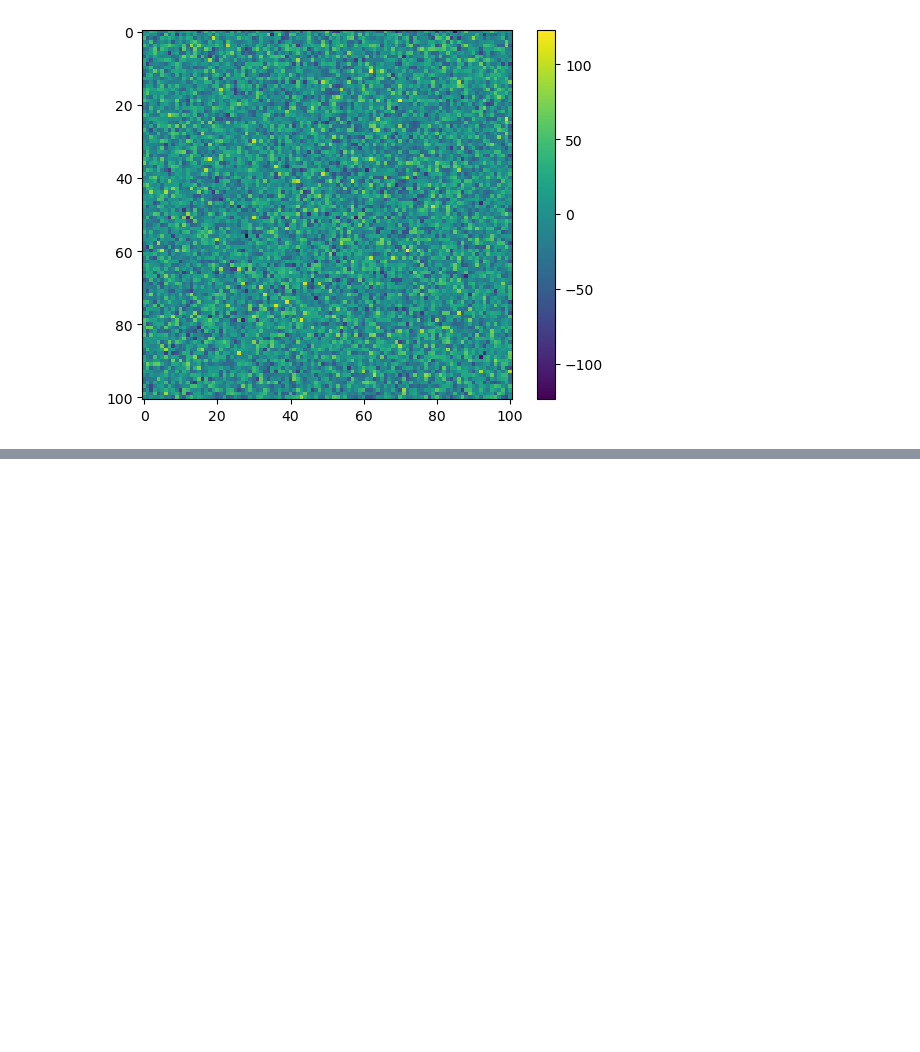
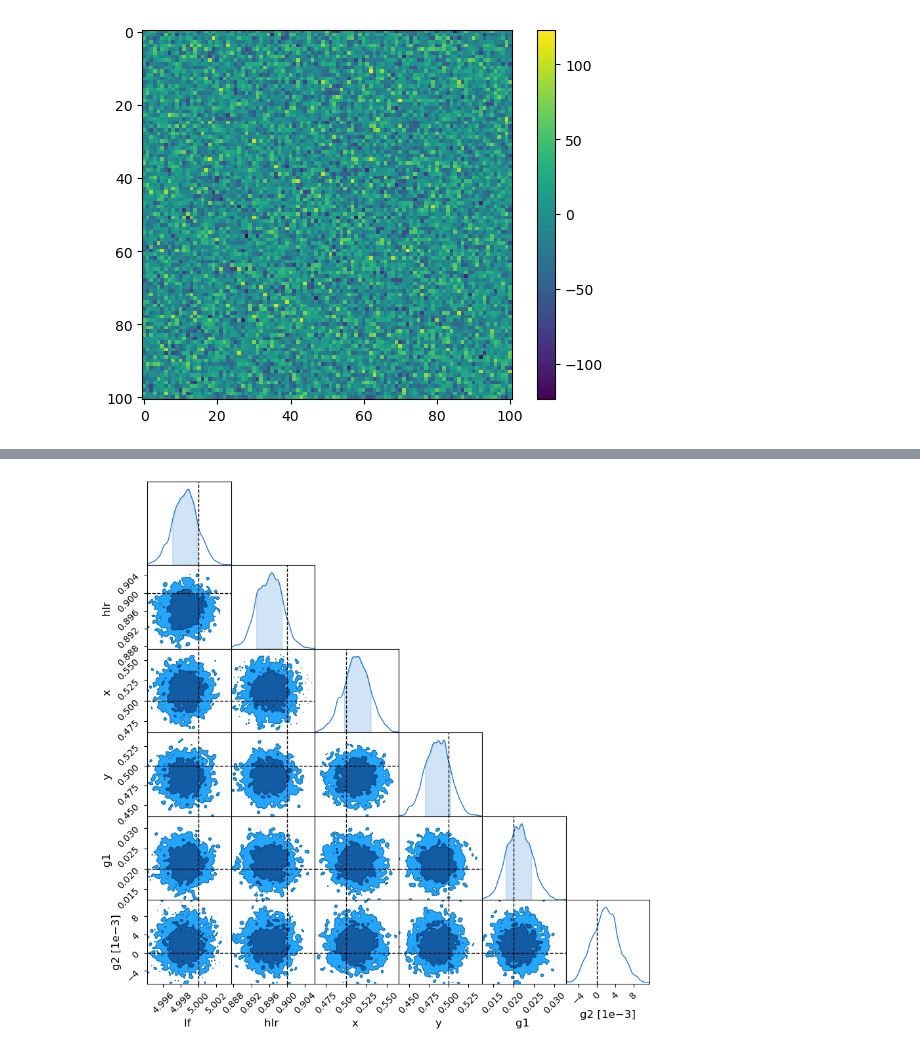
Before and after one commit to LSSTDESC/BPD, a Jupyter notebook: fit-single.ipynb, the cells around one changed output, grey strips where cells are left out. Saved outputs shown, nothing was run; the diff lists cells and outputs as text; code cells hidden in the pictures; blank space fills up the shorter version.

```diff
--- a/fit-single.ipynb
+++ b/fit-single.ipynb
@@ -180,0 +190,5 @@ arr.shape
+# %%
+nuts_kernel = NUTS(prob_model, max_tree_depth=5)
+mcmc = MCMC(nuts_kernel, num_warmup=500, num_samples=2000)
+rng_key = random.PRNGKey(0)
+mcmc.run(rng_key, y=TRUE_IMAGE)
@@ -180,0 +211,10 @@ arr.shape
+# %%
+from chainconsumer import ChainConsumer
+c = ChainConsumer()
+res = mcmc.get_samples()
+c.add_chain(
+    {k:res[k] for k in ['lf', 'hlr', 'x', 'y', 'g1', 'g2']},
+    name='Posterior'
+)
+fig = c.plotter.plot(truth=TRUE_PARAMS)
+# %% [output]
@@ -180,0 +222 @@ arr.shape
+[figure, added]
```
Also changed, not shown: parts of 16 cells of this notebook, 1 other file.
